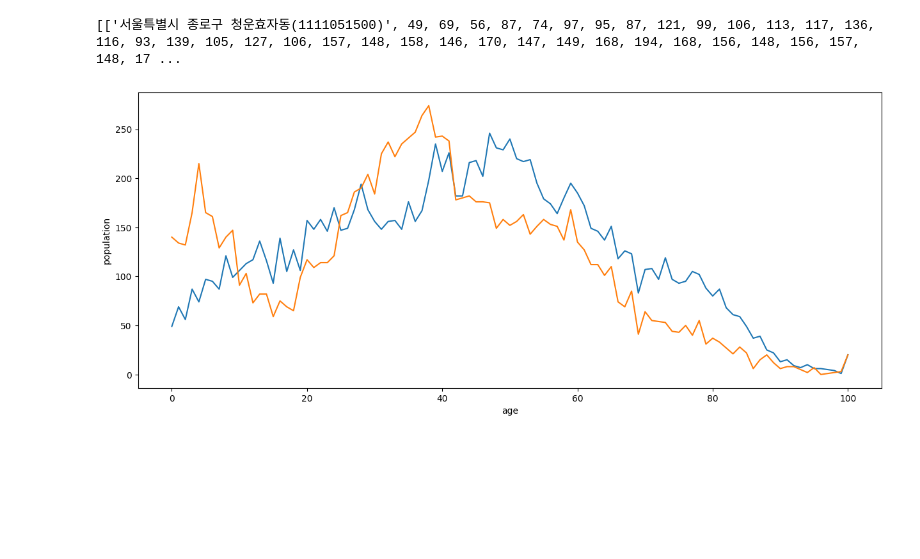
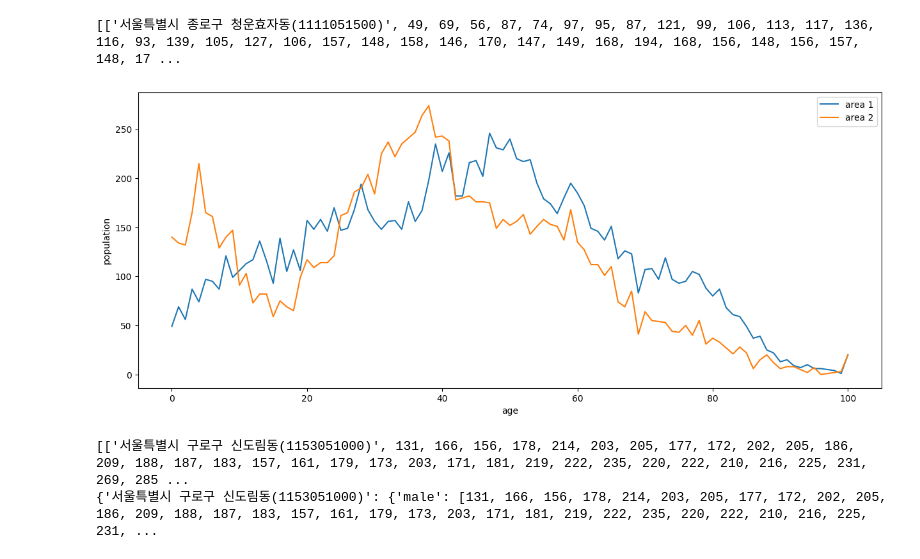
Before and after one commit to Hololruru/Study_K, a Jupyter notebook: workspace/python-basic/python-basic/e_exercise.ipynb, the cells around one changed output. Saved outputs shown, nothing was run; the diff lists cells and outputs as text; code cells hidden in the pictures; blank space fills up the shorter version.

```diff
--- a/workspace/python-basic/python-basic/e_exercise.ipynb
+++ b/workspace/python-basic/python-basic/e_exercise.ipynb
@@ -44,10 +44,11 @@ print(population)
 import matplotlib.pyplot as plt
 # %%
 plt.figure(figsize=(15, 6))
-plt.plot(population[0][1:])
-plt.plot(population[1][1:])
+plt.plot(population[0][1:], label='area 1')
+plt.plot(population[1][1:], label='area 2')
 plt.xlabel("age")
 plt.ylabel("population")
+plt.legend()
 plt.show()
 # %% [output]
-[figure, old version]
+[figure, new version]
@@ -53,0 +75,9 @@ plt.show()
+# %%
+# 사용 테스트
+list_result, dict_result = select_population_by_dong2('신도림')
+
+print(list_result)
+print(dict_result)
+# %% [output]
+[['서울특별시 구로구 신도림동(1153051000)', 131, 166, 156, 178, 214, 203, 205, 177, 172, 202, 205, 186, 209, 188, 187, 183, 157, 161, 179, 173, 203, 171, 181, 219, 222, 235, 220, 222, 210, 216, 225, 231, 269, 285 ...
+{'서울특별시 구로구 신도림동(1153051000)': {'male': [131, 166, 156, 178, 214, 203, 205, 177, 172, 202, 205, 186, 209, 188, 187, 183, 157, 161, 179, 173, 203, 171, 181, 219, 222, 235, 220, 222, 210, 216, 225, 231, ...
```
Also changed, not shown: parts of 3 cells of this notebook, 1 other file.
